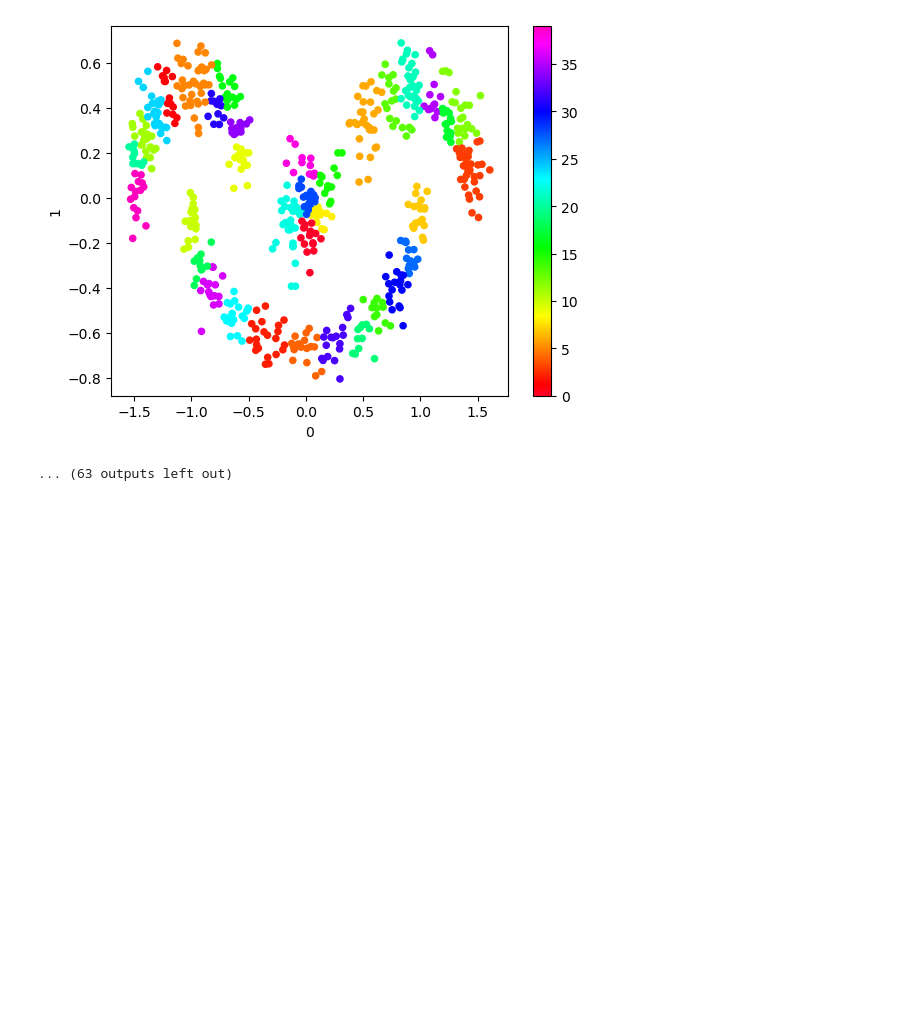
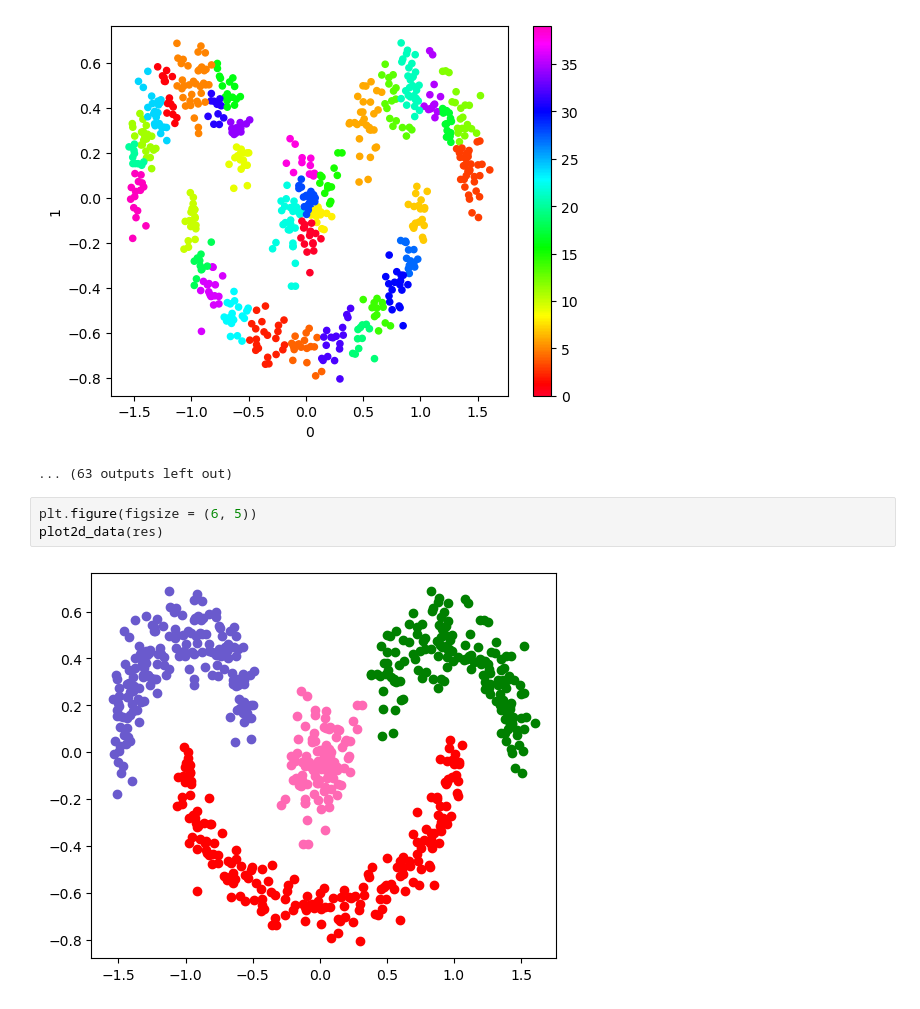
Before and after one commit to nmartinbekier/chameleon_cluster, a Jupyter notebook: chameleon_cluster/smiley_exploration.ipynb, the cells around one changed output. Drawn from its saved outputs; the diff is of its cells as text; blank space fills up the shorter version.

```diff
--- a/chameleon_cluster/smiley_exploration.ipynb
+++ b/chameleon_cluster/smiley_exploration.ipynb
@@ -105,3 +105,8 @@ Checking c38 with...
 Merging c5 and c25
 [figure]
 ... (63 outputs left out)
+# %%
+plt.figure(figsize = (6, 5))
+plot2d_data(res)
+# %% [output]
+[figure, added]
```
Also changed, not shown: 2 other files.
